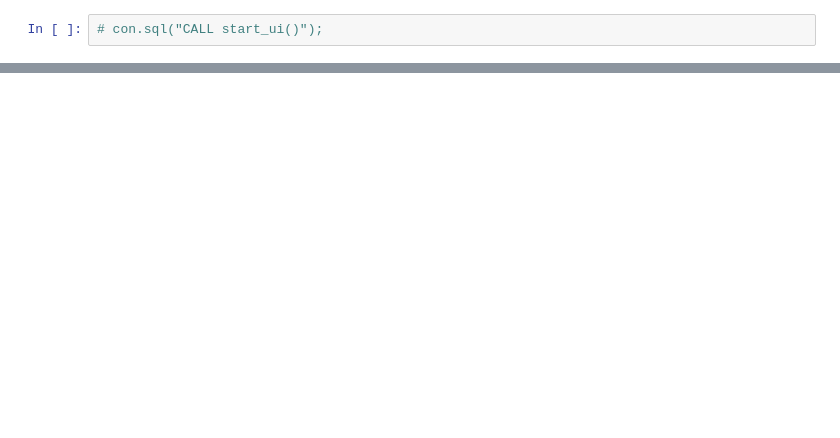
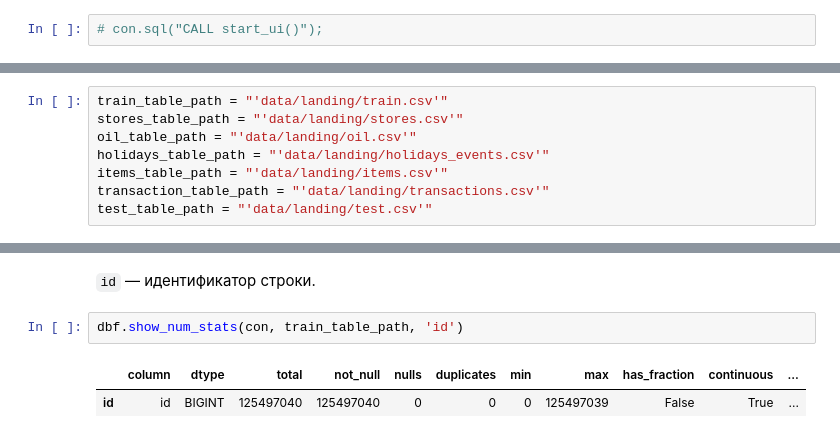
Before and after one commit to EHoTuK1/ml-favorita-forecasting, a Jupyter notebook: notebooks/0_pre_analysis.ipynb, the cells around one changed output, grey strips where cells are left out. Cells and saved outputs as stored; diff of their text form; blank space fills up the shorter version.

```diff
--- a/notebooks/0_pre_analysis.ipynb
+++ b/notebooks/0_pre_analysis.ipynb
@@ -40,0 +27,8 @@ dbf.show_num_stats(con, "'data/landing/stores.csv'", "store_nbr")
+# %%
+train_table_path = "'data/landing/train.csv'"
+stores_table_path = "'data/landing/stores.csv'"
+oil_table_path = "'data/landing/oil.csv'"
+holidays_table_path = "'data/landing/holidays_events.csv'"
+items_table_path = "'data/landing/items.csv'"
+transaction_table_path = "'data/landing/transactions.csv'"
+test_table_path = "'data/landing/test.csv'"
@@ -40,0 +51,7 @@ dbf.show_num_stats(con, "'data/landing/stores.csv'", "store_nbr")
+# %% [markdown]
+`id` — идентификатор строки.
+# %%
+dbf.show_num_stats(con, train_table_path, 'id')
+# %% [output]
+|  | column | dtype | total | not_null | nulls | duplicates | min | max | has_fraction | continuous | ... |
+| id | id | BIGINT | 125497040 | 125497040 | 0 | 0 | 0 | 125497039 | False | True | ... |
```
Also changed, not shown: parts of 108 cells of this notebook, 1 other file.
